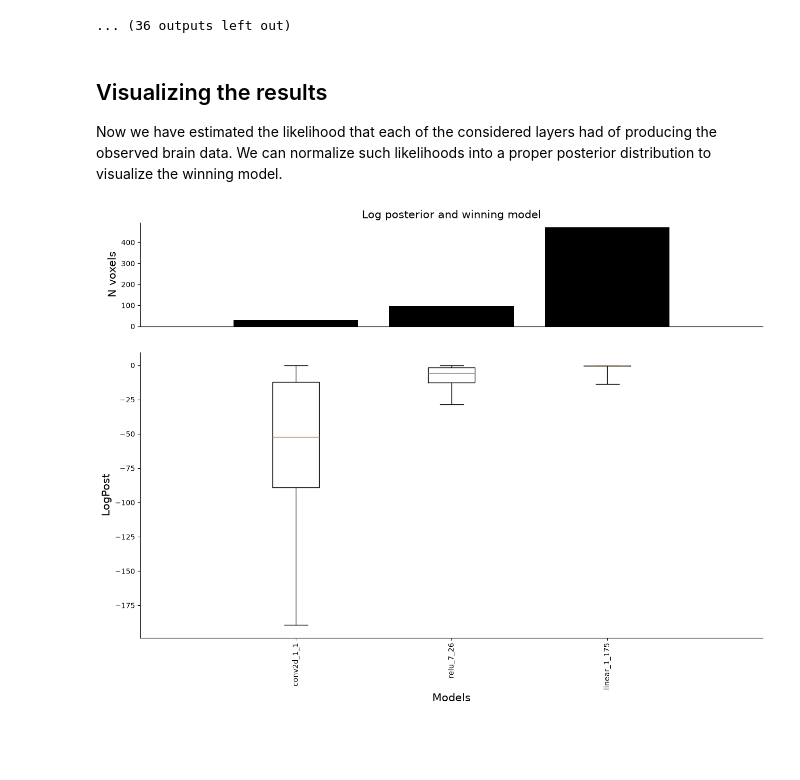
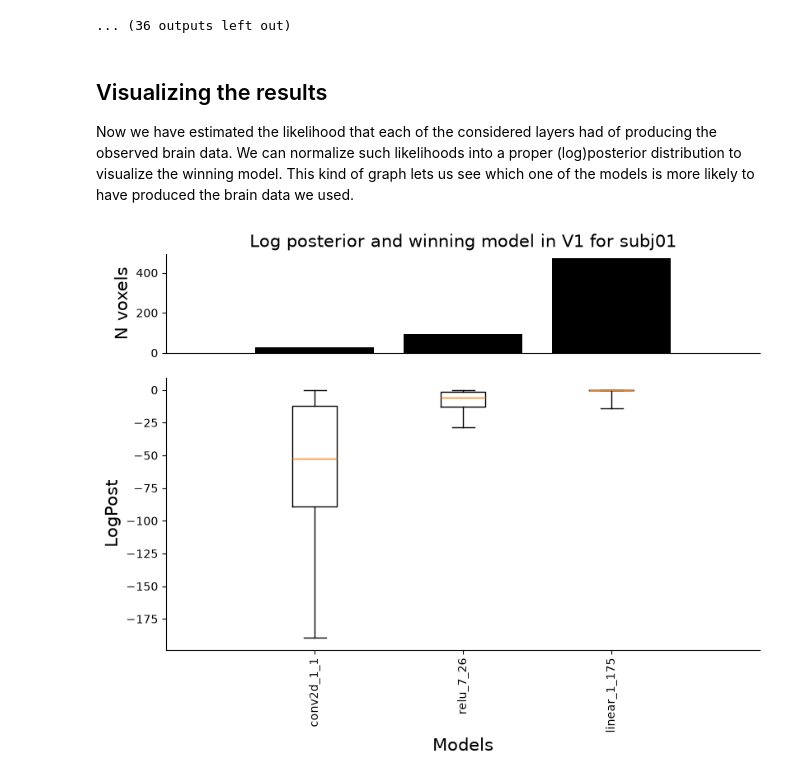
Before and after one commit to Schuett-lab/BayesCompare, a Jupyter notebook: examples/brain_encoding_tutorial.ipynb, the cells around one changed output. Saved outputs shown, nothing was run; the diff lists cells and outputs as text; code cells hidden in the pictures; blank space fills up the shorter version.

```diff
--- a/examples/brain_encoding_tutorial.ipynb
+++ b/examples/brain_encoding_tutorial.ipynb
@@ -72,7 +105,7 @@ expdesign = sio.loadmat(expdesign_path)
 master_ordering = expdesign['masterordering'][0]  # shape (744,)
 
 # Make DataFrame containing image number
-beta_df = pd.DataFrame(sub_betas, columns=master_ordering)
+beta_df = pd.DataFrame(betas, columns=master_ordering)
 # %% [markdown]
 The reason we create this dataframe is to have a convenient way to re-arrange the columns so repetitions of the same image are grouped, which is necessary for later steps:
 # %%
@@ -320,47 +353,12 @@ Estimating log-likelihood using fitted noise values for layer conv2d_1_1
 ... (36 outputs left out)
 # %% [markdown]
 ## Visualizing the results
-Now we have estimated the likelihood that each of the considered layers had of producing the observed brain data. We can normalize such likelihoods into a proper posterior distribution to visualize the winning model.
+Now we have estimated the likelihood that each of the considered layers had of producing the observed brain data. We can normalize such likelihoods into a proper (log)posterior distribution to visualize the winning model. This kind of graph lets us see which one of the models is more likely to have produced the brain data we used.
 # %%
 from BayesCompare.encoding import log_posterior
+from BayesCompare.visualization import logpost_plot
 
-def posterior_plot(ev_array, model_names, save=False, filename="logpost", file_ext="svg", bayes_method=None, extra_title=None):
-    # Get posterior and plot
-    log_post = log_posterior(ev_array)
-
-    plt.figure(figsize=(15, 10))
-    plt.axes((0.1, 0.1, 0.8, 0.55))
-    plt.boxplot(log_post, whis=[0, 100])
-    #plt.plot([11.5, 11.5], [-10, 0], "k--")
-    plt.xlim(0, len(model_names) + 1)
-    # plt.ylim(-10, 0)
-    plt.gca().spines["top"].set_visible(False)
-    plt.gca().spines["right"].set_visible(False)
-    plt.xlabel('Models', fontsize=15)
-    plt.xticks(range(1, len(model_names) + 1), model_names, rotation=90)
-    plt.ylabel('LogPost', fontsize=15)
-
-    m_win, counts = np.unique(np.argmax(log_post, 1), return_counts=True)
-    plt.axes((0.1, 0.7, 0.8, 0.2))
-    plt.bar(m_win + 1, counts, color="k")
-    plt.xlim(0, len(model_names) + 1)
-    plt.gca().spines["top"].set_visible(False)
-    plt.gca().spines["right"].set_visible(False)
-    plt.xticks([])
-    plt.ylabel('N voxels', fontsize=15)
-
-    plot_title = f"Log posterior and winning model"
-    if extra_title:
-        plot_title += f" in {extra_title}"
-    plt.title(plot_title, fontsize=15)
-
-    if bayes_method:
-        filename = f"{filename}_{bayes_method}"
-    if save:
-        plt.savefig(f"{save_path}/{filename}_{roi}.{file_ext}", bbox_inches="tight")
-
-    plt.show()
-
-posterior_plot(fit_results, model_names)
+fit_logpost = log_posterior(fit_results)
+logpost_plot(fit_logpost, model_names, roi=roi, extra_title=f"{roi} for {sub}")
 # %% [output]
-[figure, old version]
+[figure, new version]
```
Also changed, not shown: parts of 7 cells of this notebook.
